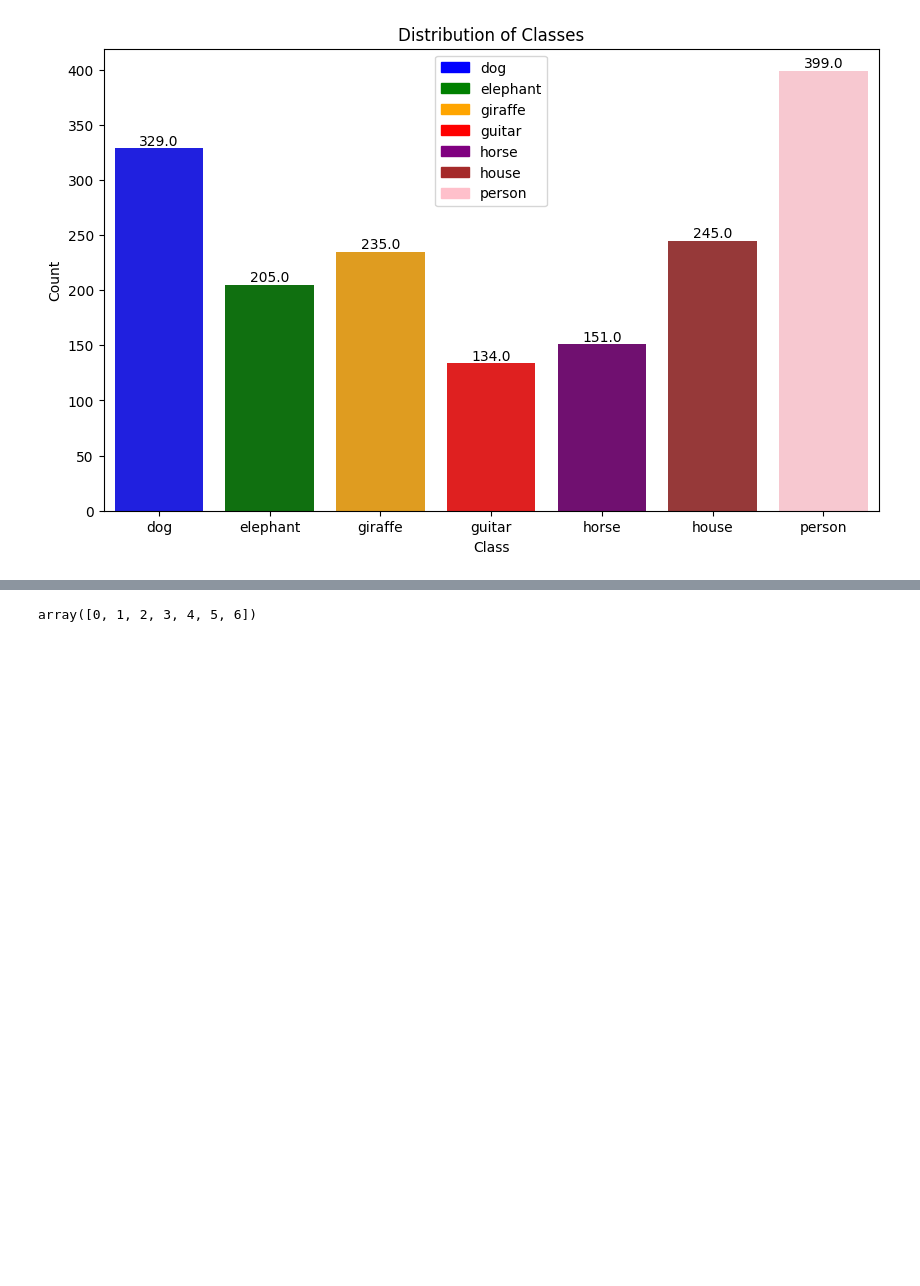
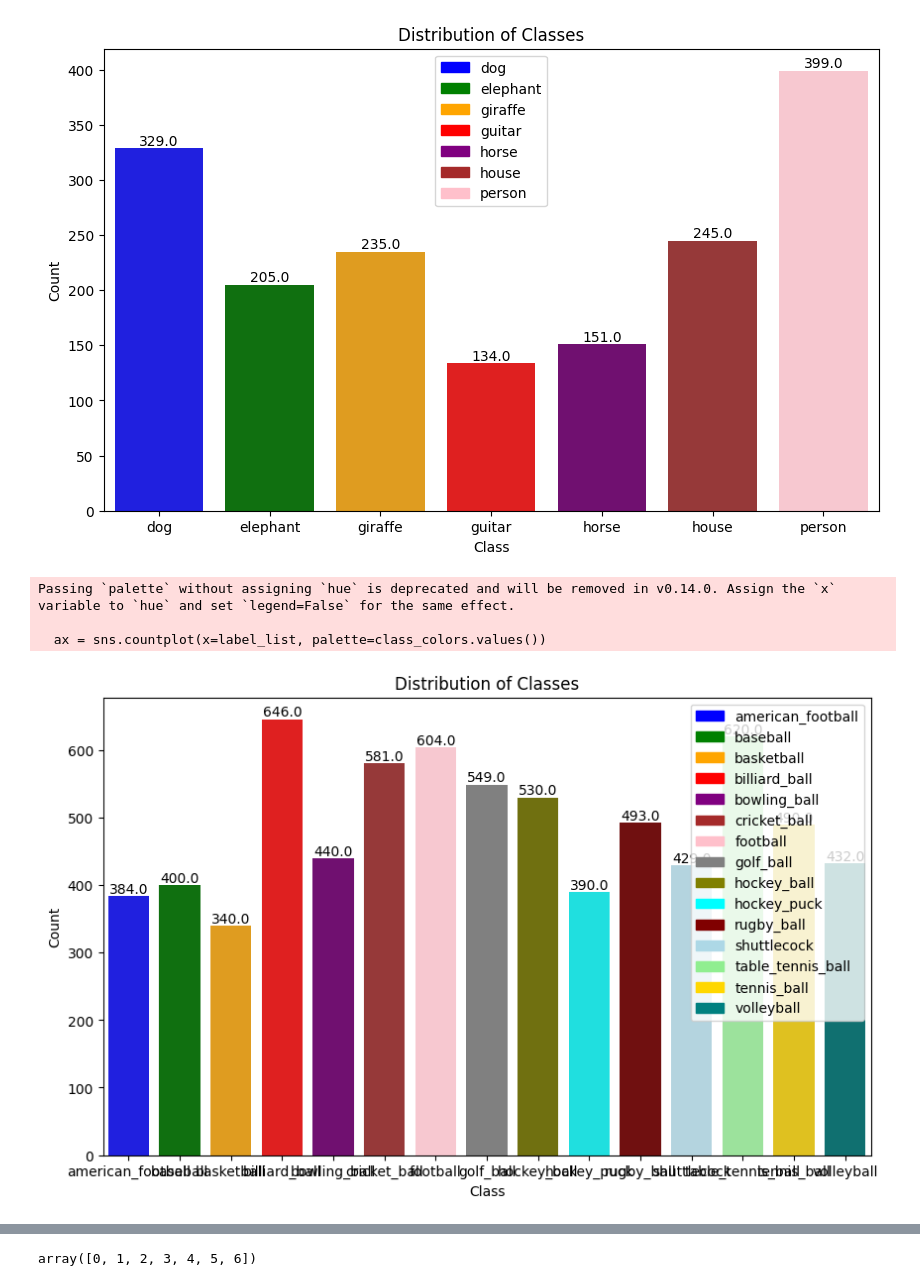
Before and after one commit to HS587885/Studying-MachineLearning, a Jupyter notebook: 미술작품분류.ipynb, the cells around one changed output, grey strips where cells are left out. Cells and saved outputs as stored; diff of their text form; code cells hidden in the pictures; blank space fills up the shorter version.

```diff
--- a/미술작품분류.ipynb
+++ b/미술작품분류.ipynb
@@ -94,3 +147,83 @@ Passing `palette` without assigning `hue` is deprecated and will be removed in v
 
   ax = sns.countplot(x=label_list, palette=class_colors.values())
 [figure]
+# %%
+import seaborn as sns
+import matplotlib.pyplot as plt
+import matplotlib.patches as patches
+
+# 새로운 클래스 목록에 따른 레이블 리스트 생성
+label_list = ['american_football'] * len(american_football) + ['baseball'] * len(baseball) + \
+             ['basketball'] * len(basketball) + ['billiard_ball'] * len(billiard_ball) + \
+             ['bowling_ball'] * len(bowling_ball) + ['cricket_ball'] * len(cricket_ball) + \
+             ['football'] * len(football) + ['golf_ball'] * len(golf_ball) + \
+             ['hockey_ball'] * len(hockey_ball) + ['hockey_puck'] * len(hockey_puck) + \
+             ['rugby_ball'] * len(rugby_ball) + ['shuttlecock'] * len(shuttlecock) + \
+             ['table_tennis_ball'] * len(table_tennis_ball) + ['tennis_ball'] * len(tennis_ball) + \
+             ['volleyball'] * len(volleyball)
+
+# 각 클래스에 대한 색상 지정
+class_colors = {
+    'american_football': 'blue',
+    'baseball': 'green',
+    'basketball': 'orange',
+    'billiard_ball': 'red',
+    'bowling_ball': 'purple',
+    'cricket_ball': 'brown',
+    'football': 'pink',
+    'golf_ball': 'gray',
+    'hockey_ball': 'olive',
+    'hockey_puck': 'cyan',
+    'rugby_ball': 'maroon',
+    'shuttlecock': 'lightblue',
+    'table_tennis_ball': 'lightgreen',
+    'tennis_ball': 'gold',
+    'volleyball': 'teal'
+}
+
+# 클래스 분포 시각화
+plt.figure(figsize=(10, 6))
+ax = sns.countplot(x=label_list, palette=class_colors.values())
+ax.set_title('Distribution of Classes')
+ax.set_xlabel('Class')
+ax.set_ylabel('Count')
+
+# 각 막대에 데이터 수 표시
+for p in ax.patches:
+    ax.annotate(f'{p.get_height()}', (p.get_x() + p.get_width() / 2., p.get_height()),
+                ha='center', va='center', fontsize=10, color='black', xytext=(0, 5), textcoords='offset points')
+
+# 범례 생성
+handles = [patches.Rectangle((0,0),1,1, color=color) for color in class_colors.values()]
+ax.legend(handles, class_colors.keys())
+
+plt.show()
+
+
+# 각 클래스의 이미지 개수 계산
+class_counts = {
+    'american_football': len(american_football),
+    'baseball': len(baseball),
+    'basketball': len(basketball),
+    'billiard_ball': len(billiard_ball),
+    'bowling_ball': len(bowling_ball),
+    'cricket_ball': len(cricket_ball),
+    'football': len(football),
+    'golf_ball': len(golf_ball),
+    'hockey_ball': len(hockey_ball),
+    'hockey_puck': len(hockey_puck),
+    'rugby_ball': len(rugby_ball),
+    'shuttlecock': len(shuttlecock),
+    'table_tennis_ball': len(table_tennis_ball),
+    'tennis_ball': len(tennis_ball),
+    'volleyball': len(volleyball)
+}
+
+# 클래스별 이미지 개수 출력
+for class_name, count in class_counts.items():
+    print(f'{class_name}: {count}')
+# %% [output]
+Passing `palette` without assigning `hue` is deprecated and will be removed in v0.14.0. Assign the `x` variable to `hue` and set `legend=False` for the same effect.
+
+  ax = sns.countplot(x=label_list, palette=class_colors.values())
+[figure, added]
```
Also changed, not shown: parts of 22 cells of this notebook.
